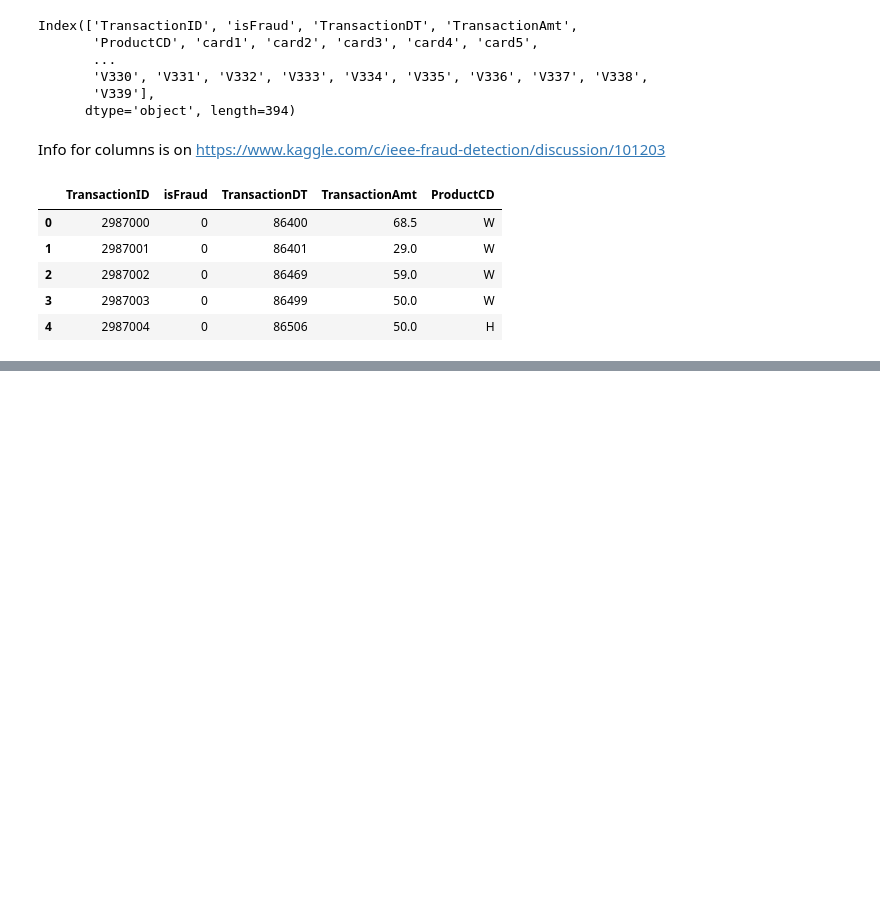
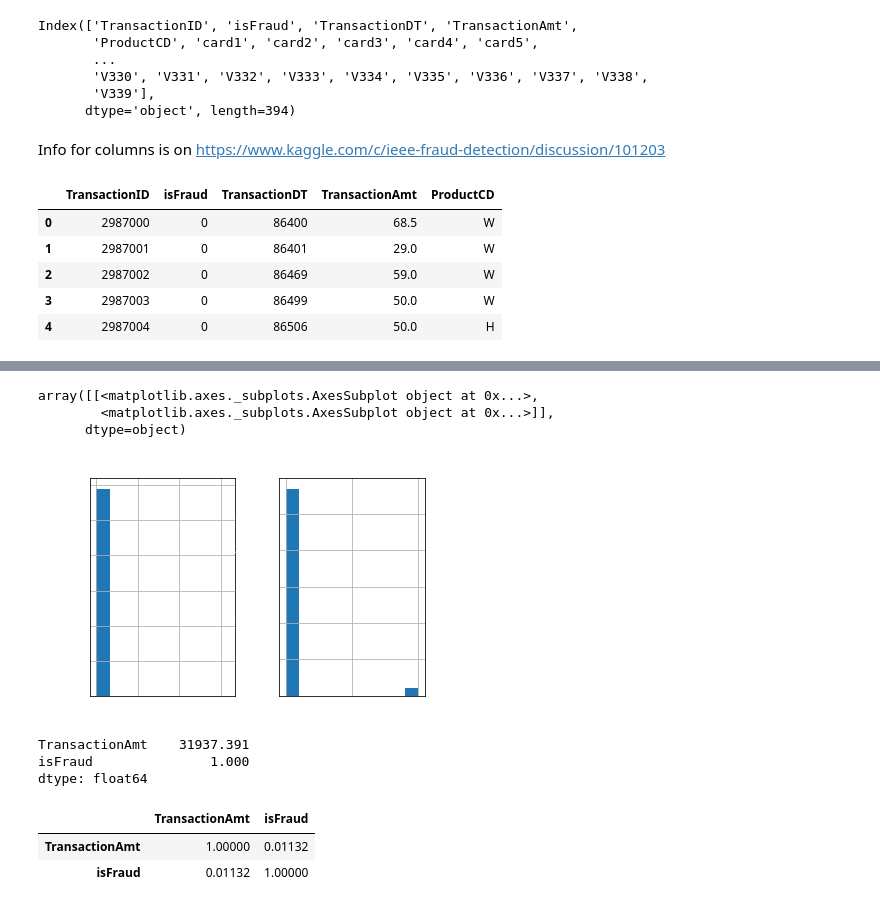
Before and after one commit to ngetachew/p-fraud, a Jupyter notebook: ieee_fraud_exploration.ipynb, the cells around one changed output, grey strips where cells are left out. Drawn from its saved outputs; the diff is of its cells as text; code cells hidden in the pictures; blank space fills up the shorter version.

```diff
--- a/ieee_fraud_exploration.ipynb
+++ b/ieee_fraud_exploration.ipynb
@@ -4,3 +31,9 @@ import numpy as np
+# %%
+COLOR = 'white'
+matplotlib.rcParams['text.color'] = COLOR
+matplotlib.rcParams['axes.labelcolor'] = COLOR
+matplotlib.rcParams['xtick.color'] = COLOR
+matplotlib.rcParams['ytick.color'] = COLOR
 # %%
 #import dataset
 data_file = 'datasets/ieee-fraud-detection/train_transaction.csv'
@@ -59,0 +186,20 @@ df_transaction[[c for c in df_transaction.columns if c.startswith('card')]].head
+# %%
+features = ['TransactionID', 'isFraud', 'TransactionDT','TransactionAmt','ProductCD']
+df_transaction[['TransactionAmt','isFraud']].hist()
+# %% [output]
+array([[<matplotlib.axes._subplots.AxesSubplot object at 0x...>,
+        <matplotlib.axes._subplots.AxesSubplot object at 0x...>]],
+      dtype=object)
+[figure, added]
+# %%
+df_transaction[['TransactionAmt','isFraud']].max()
+# %% [output]
+TransactionAmt    31937.391
+isFraud               1.000
+dtype: float64
+# %%
+df_transaction[['TransactionAmt','isFraud']].corr()
+# %% [output]
+|  | TransactionAmt | isFraud |
+| TransactionAmt | 1.00000 | 0.01132 |
+| isFraud | 0.01132 | 1.00000 |
```
Also changed, not shown: parts of 13 cells of this notebook.
